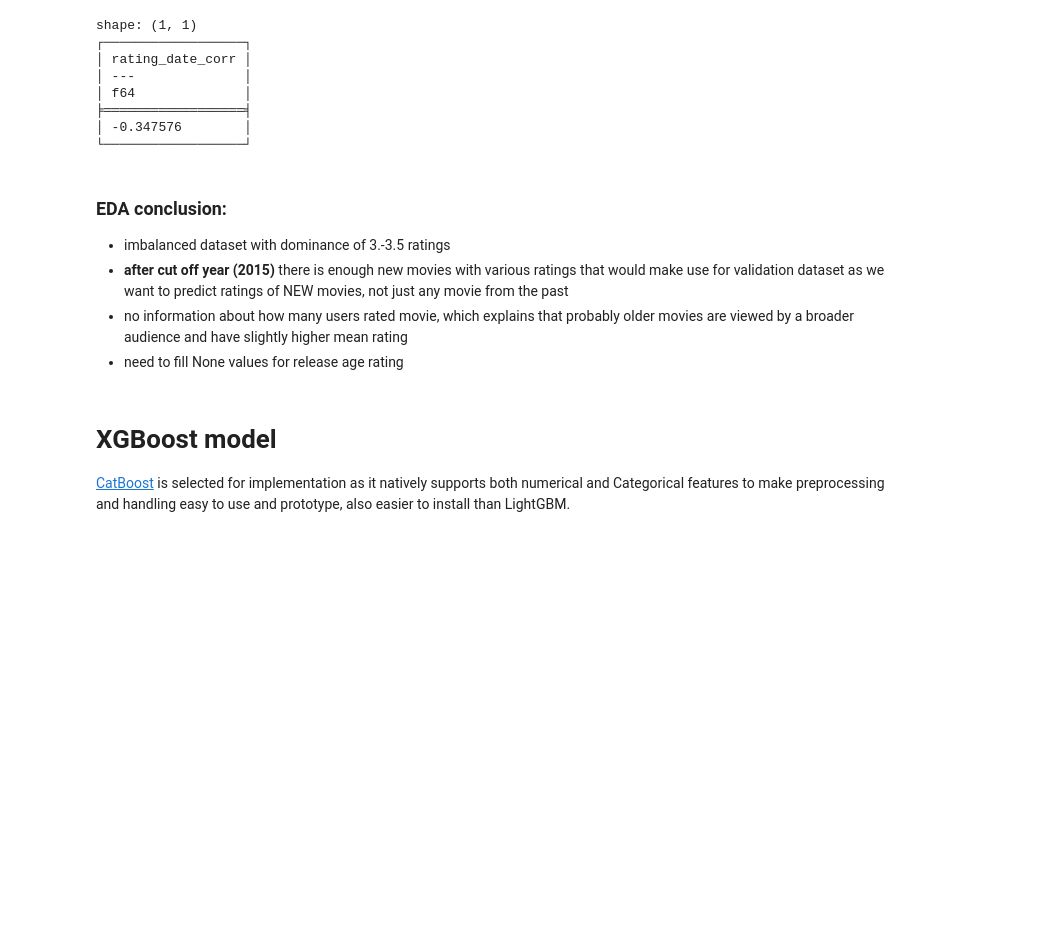
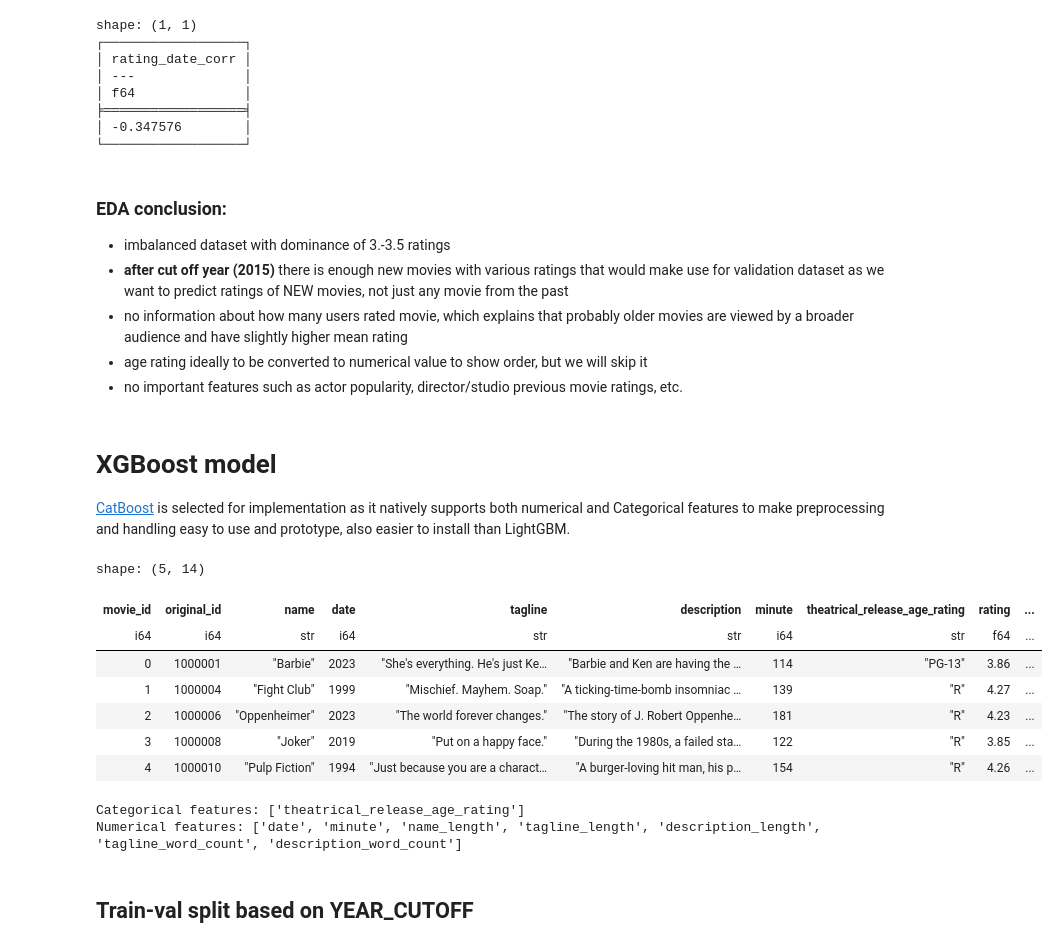
Before and after one commit to merryHunter/movies-rating-prediction, a Jupyter notebook: numerical.ipynb, the cells around one changed output. Saved outputs shown, nothing was run; the diff lists cells and outputs as text; code cells hidden in the pictures; blank space fills up the shorter version.

Commit message:
feat: trained catboost model; train test split

```diff
--- a/numerical.ipynb
+++ b/numerical.ipynb
@@ -94,7 +94,8 @@ shape: (1, 1)
 - imbalanced dataset with dominance of 3.-3.5 ratings
 - **after cut off year (2015)** there is enough new movies with various ratings that would make use for validation dataset as we want to predict ratings of NEW movies, not just any movie from the past
 - no information about how many users rated movie, which explains that probably older movies are viewed by a broader audience and have slightly higher mean rating
-- need to fill None values for release age rating
+- age rating ideally to be converted to numerical value to show order, but we will skip it
+- no important features such as actor popularity, director/studio previous movie ratings, etc.
 # %% [markdown]
 # XGBoost model
 
@@ -105,10 +107,39 @@ from sklearn.metrics import mean_squared_error, r2_score, mean_absolute_error
+# %%
+# Basic feature engineering and filling missing values
+df = df.with_columns([
+    pl.col('theatrical_release_age_rating').fill_null('Empty').alias('theatrical_release_age_rating')
+])
+
+# Name, tagline and description length and word count
+df = df.with_columns([
+    pl.col('name').str.len_chars().alias('name_length'),
+    pl.col('tagline').str.len_chars().alias('tagline_length'),
+    pl.col('tagline').str.split(' ').list.len().alias('tagline_word_count'),
+    pl.col('description').str.len_chars().alias('description_length'),
+    pl.col('description').str.split(' ').list.len().alias('description_word_count'),
+
+])
+# %%
+df.head()
+# %% [output]
+shape: (5, 14)
+| movie_id | original_id | name | date | tagline | description | minute | theatrical_release_age_rating | rating | ... |
+| i64 | i64 | str | i64 | str | str | i64 | str | f64 | ... |
+| 0 | 1000001 | "Barbie" | 2023 | "She's everything. He's just Ke… | "Barbie and Ken are having the … | 114 | "PG-13" | 3.86 | ... |
+| 1 | 1000004 | "Fight Club" | 1999 | "Mischief. Mayhem. Soap." | "A ticking-time-bomb insomniac … | 139 | "R" | 4.27 | ... |
+| 2 | 1000006 | "Oppenheimer" | 2023 | "The world forever changes." | "The story of J. Robert Oppenhe… | 181 | "R" | 4.23 | ... |
+| 3 | 1000008 | "Joker" | 2019 | "Put on a happy face." | "During the 1980s, a failed sta… | 122 | "R" | 3.85 | ... |
+| 4 | 1000010 | "Pulp Fiction" | 1994 | "Just because you are a charact… | "A burger-loving hit man, his p… | 154 | "R" | 4.26 | ... |
 # %%
-X = df.drop('rating', axis=1)
-y = df['target']
-
 # Identify categorical features
-categorical_features = ['']
-numerical_features = ['age', 'income', 'experience', 'credit_score']
+categorical_features = ['theatrical_release_age_rating']
+numerical_features = ['date', 'minute', 'name_length', 'tagline_length', 'description_length',
+                    'tagline_word_count', 'description_word_count']
 
 print(f"Categorical features: {categorical_features}")
 print(f"Numerical features: {numerical_features}")
+# %% [output]
+Categorical features: ['theatrical_release_age_rating']
+Numerical features: ['date', 'minute', 'name_length', 'tagline_length', 'description_length', 'tagline_word_count', 'description_word_count']
+# %% [markdown]
+## Train-val split based on YEAR_CUTOFF
```
Also changed, not shown: parts of 9 cells of this notebook, 1 other file.
